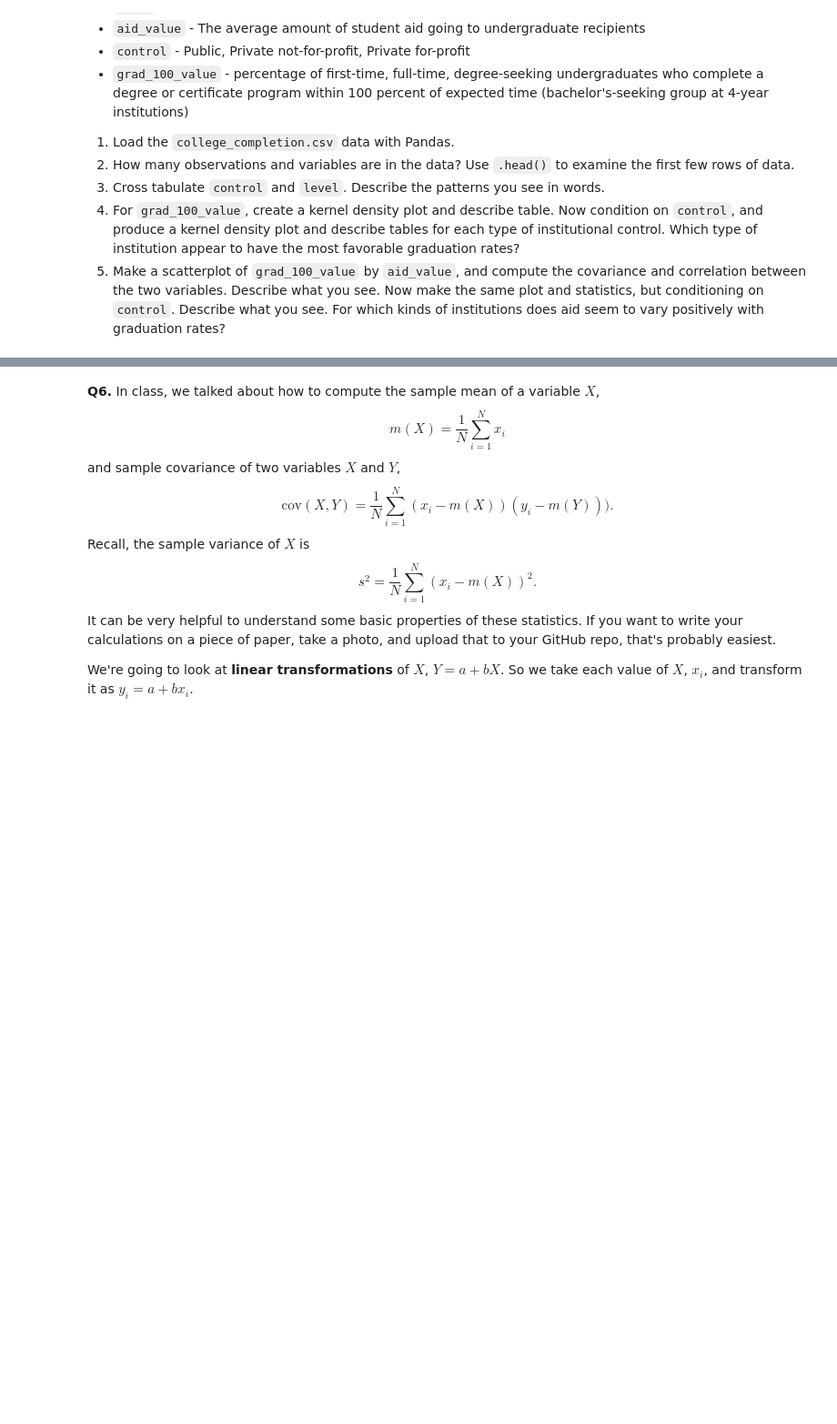
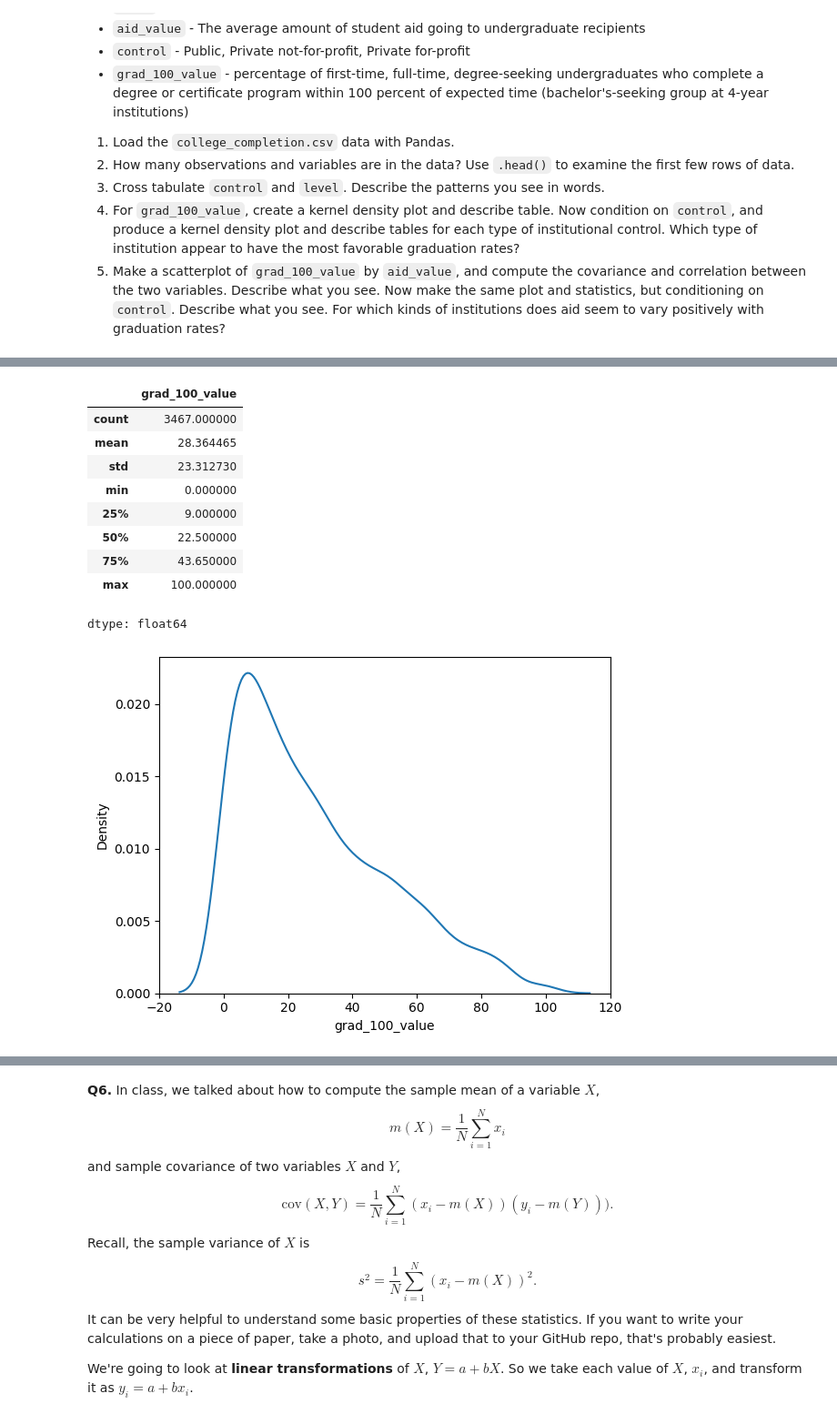
Before and after one commit to AngelikaBaloy/undergrad_ml_assignments, a Jupyter notebook: 01_assignment_wrangling_and_eda.ipynb, the cells around one changed output, grey strips where cells are left out. Shown at 91% size. Saved outputs shown, nothing was run; the diff lists cells and outputs as text; code cells hidden in the pictures; blank space fills up the shorter version.

```diff
--- a/01_assignment_wrangling_and_eda.ipynb
+++ b/01_assignment_wrangling_and_eda.ipynb
@@ -450,3 +464,6 @@ We'll use the `college_completion.csv` dataset from the US Department of Educati
 3. Cross tabulate `control` and `level`. Describe the patterns you see in words.
 4. For `grad_100_value`, create a kernel density plot and describe table. Now condition on `control`, and produce a kernel density plot and describe tables for each type of institutional control. Which type of institution appear to have the most favorable graduation rates?
 5. Make a scatterplot of `grad_100_value` by `aid_value`, and compute the covariance and correlation between the two variables. Describe what you see. Now make the same plot and statistics, but conditioning on `control`. Describe what you see. For which kinds of institutions does aid seem to vary positively with graduation rates?
+# %%
+# 1 ) load
+college = pd.read_csv('/content/data/college_completion.csv')
@@ -452,0 +494,17 @@ We'll use the `college_completion.csv` dataset from the US Department of Educati
+# %%
+# 4 ) kde plots
+import seaborn as sns
+sns.kdeplot(college['grad_100_value'])
+college['grad_100_value'].describe() # 0-100
+# %% [output]
+|  | grad_100_value |
+| count | 3467.000000 |
+| mean | 28.364465 |
+| std | 23.312730 |
+| min | 0.000000 |
+| 25% | 9.000000 |
+| 50% | 22.500000 |
+| 75% | 43.650000 |
+| max | 100.000000 |
+dtype: float64
+[figure, added]
```
Also changed, not shown: parts of 11 cells of this notebook.
